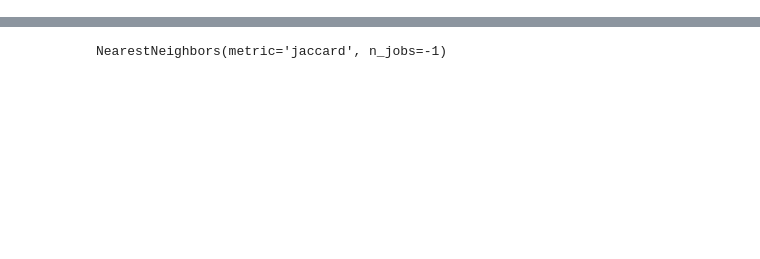
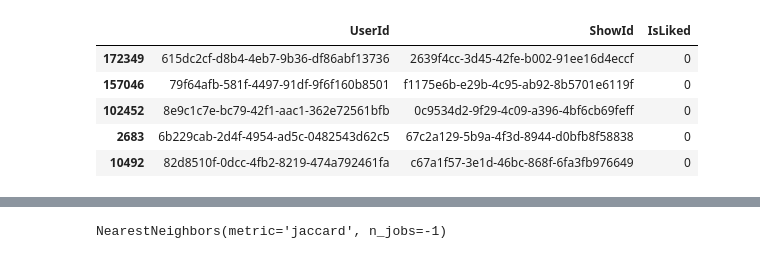
Before and after one commit to laaksomavrick/canihasashowplz, a Jupyter notebook: model_training/model.ipynb, the cells around one changed output, grey strips where cells are left out. Cells and saved outputs as stored; diff of their text form; code cells hidden in the pictures; blank space fills up the shorter version.

```diff
--- a/model_training/model.ipynb
+++ b/model_training/model.ipynb
@@ -14,2 +1,19 @@ train_set.head()
+# %%
+from model_training.data import get_ratings_data, stratify_ratings_data
+
+rating_bucket_name = "canihaveatvshowplz-staging-ratingsexport"
+rating_file_name = "ratings-1.0.0.csv"
+
+ratings_df = get_ratings_data(rating_bucket_name, rating_file_name)
+train_set, test_set = stratify_ratings_data(ratings_df)
+
+train_set.head()
+# %% [output]
+|  | UserId | ShowId | IsLiked |
+| 172349 | 615dc2cf-d8b4-4eb7-9b36-df86abf13736 | 2639f4cc-3d45-42fe-b002-91ee16d4eccf | 0 |
+| 157046 | 79f64afb-581f-4497-91df-9f6f160b8501 | f1175e6b-e29b-4c95-ab92-8b5701e6119f | 0 |
+| 102452 | 8e9c1c7e-bc79-42f1-aac1-362e72561bfb | 0c9534d2-9f29-4c09-a396-4bf6cb69feff | 0 |
+| 2683 | 6b229cab-2d4f-4954-ad5c-0482543d62c5 | 67c2a129-5b9a-4f3d-8944-d0bfb8f58838 | 0 |
+| 10492 | 82d8510f-0dcc-4fb2-8219-474a792461fa | c67a1f57-3e1d-46bc-868f-6fa3fb976649 | 0 |
 # %%
 from model_training.pipelines import get_knn_graph_pipeline
```
Also changed, not shown: parts of 7 cells of this notebook, 25 other files.
